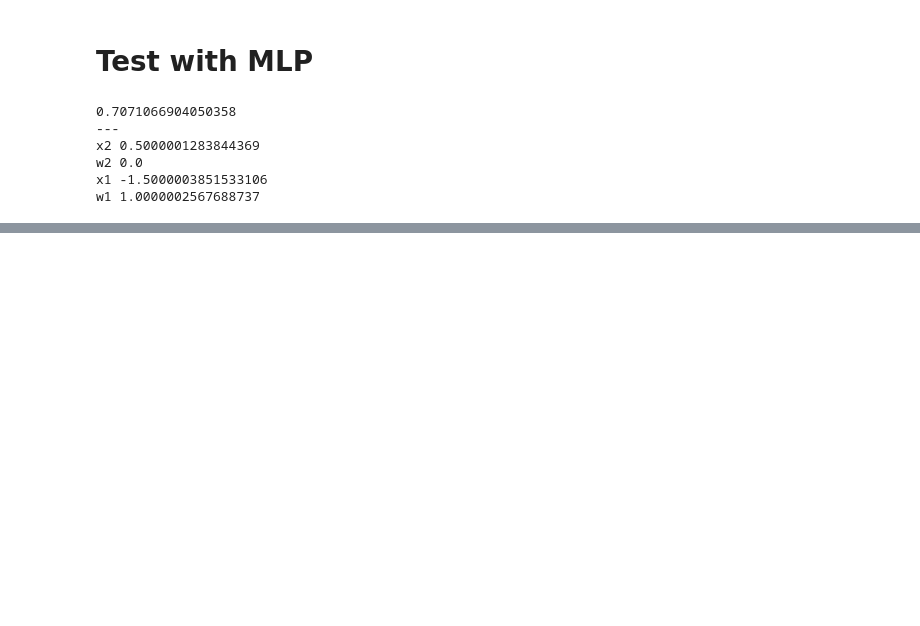
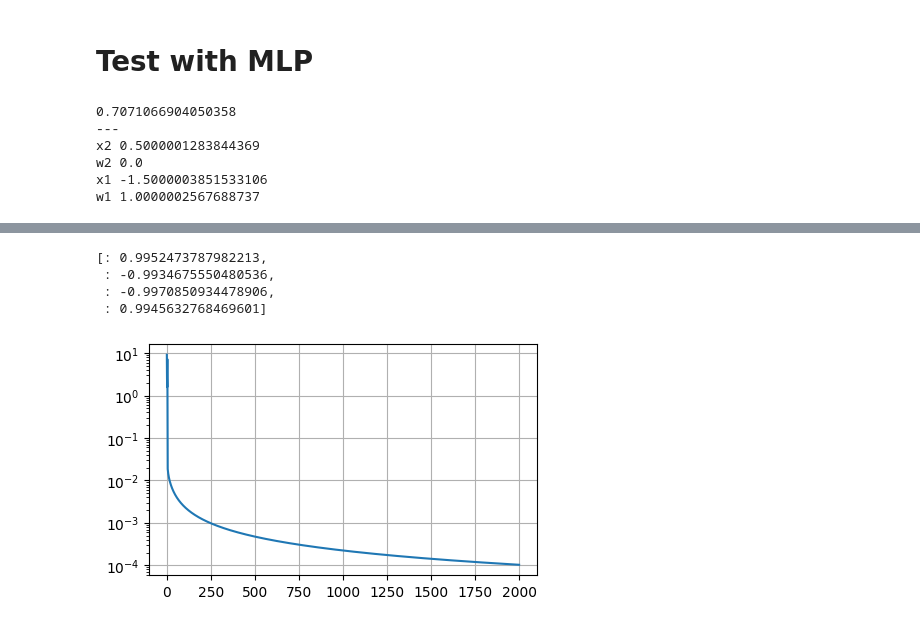
Before and after one commit to romenlaw/NaiveNeuralNetwork, a Jupyter notebook: tests.ipynb, the cells around one changed output, grey strips where cells are left out. Saved outputs shown, nothing was run; the diff lists cells and outputs as text; code cells hidden in the pictures; blank space fills up the shorter version.

```diff
--- a/tests.ipynb
+++ b/tests.ipynb
@@ -267,0 +249,6 @@ loss.backward()
+# %%
+for p in mlp.parameters():
+  p.data += -0.05 * p.grad
+# %%
+y_pred = [mlp(x) for x in batch_x]
+y_pred
@@ -275,0 +288,31 @@ visualise(loss)
+# %%
+batch_x = [
+    [2.0, 3.0, -1.0],
+    [3.0, -1.0, 0.5],
+    [0.5, 1.0, 1.0],
+    [1.0, 1.0, -1.0]
+]
+
+batch_y = [1.0, -1.0, -1.0, 1.0] # ground true of y
+
+mlp = MLP(3, [4,4,1])
+# %%
+losses=[]
+for i in range(2000):
+  # forward pass
+  y_pred = [mlp(x) for x in batch_x]
+  loss = sum([(y_pred[i]-batch_y[i])**2 for i in range(len(batch_x))])
+
+  losses.append(loss)
+
+  # backward pass
+  for p in mlp.parameters():
+    p.grad = 0.0
+  loss.backward()
+
+  # update parameters
+  for p in mlp.parameters():
+    p.data += -0.2 * p.grad
+
+  if i%50 == 0:
+    print(f"{i}: loss={loss.data}")
@@ -275,0 +337,14 @@ visualise(loss)
+# %%
+y_pred
+# %% [output]
+[: 0.9952473787982213,
+ : -0.9934675550480536,
+ : -0.9970850934478906,
+ : 0.9945632768469601]
+# %%
+xs=[i for i in range(2000)]
+plt.plot(xs, [l.data for l in losses])
+plt.yscale('log')
+#plt.xscale('log')
+# %% [output]
+[figure, added]
```
Also changed, not shown: parts of 20 cells of this notebook.
